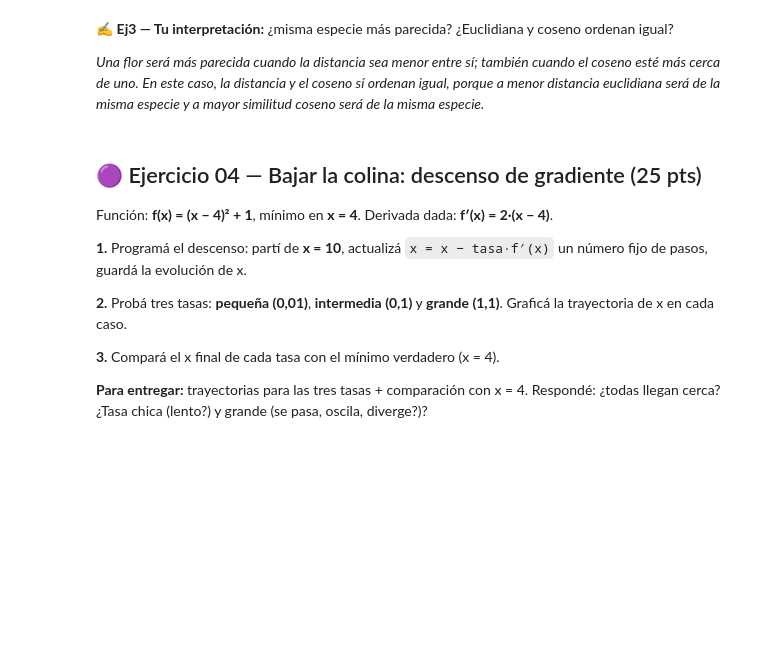
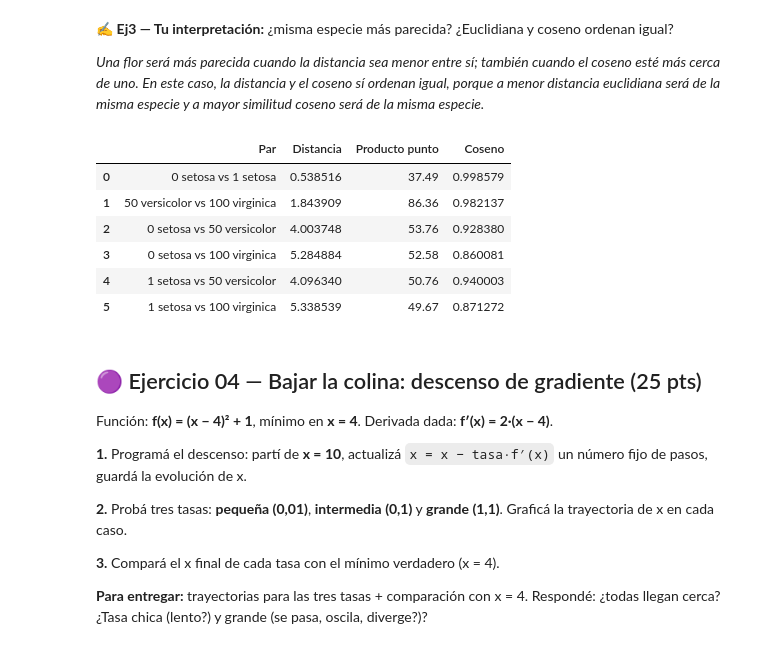
Before and after one commit to abdair-coca/AbdairCocaINF672, a Jupyter notebook: evaluaciones/PrimerParcial/PrimerParcial_Coca_Abdair.ipynb, the cells around one changed output. Drawn from its saved outputs; the diff is of its cells as text; code cells hidden in the pictures; blank space fills up the shorter version.

```diff
--- a/evaluaciones/PrimerParcial/PrimerParcial_Coca_Abdair.ipynb
+++ b/evaluaciones/PrimerParcial/PrimerParcial_Coca_Abdair.ipynb
@@ -210,6 +274,28 @@ Coseno: 0.9821368979794304
 *Una flor será más parecida cuando la distancia sea menor entre sí; también cuando el coseno esté más cerca de uno.*
 *En este caso, la distancia y el coseno sí ordenan igual, porque a menor distancia euclidiana será de la misma especie
 y a mayor similitud coseno será de la misma especie.*
+# %%
+# Ej3.4 — Tabla comparativa de pares
+nombres = ["0 setosa", "1 setosa", "50 versicolor", "100 virginica"]
+flores = [a, b, c, d]
+pares = [(0, 1), (2, 3), (0, 2), (0, 3), (1, 2), (1, 3)]
+
+filas = []
+for i, j in pares:
+    distancia = dist_euc(flores[i], flores[j])
+    punto = prod_punto(flores[i], flores[j])
+    coseno = sim_coseno(flores[i], flores[j])
+    filas.append([nombres[i] + " vs " + nombres[j], distancia, punto, coseno])
+
+pd.DataFrame(filas, columns=["Par", "Distancia", "Producto punto", "Coseno"])
+# %% [output]
+|  | Par | Distancia | Producto punto | Coseno |
+| 0 | 0 setosa vs 1 setosa | 0.538516 | 37.49 | 0.998579 |
+| 1 | 50 versicolor vs 100 virginica | 1.843909 | 86.36 | 0.982137 |
+| 2 | 0 setosa vs 50 versicolor | 4.003748 | 53.76 | 0.928380 |
+| 3 | 0 setosa vs 100 virginica | 5.284884 | 52.58 | 0.860081 |
+| 4 | 1 setosa vs 50 versicolor | 4.096340 | 50.76 | 0.940003 |
+| 5 | 1 setosa vs 100 virginica | 5.338539 | 49.67 | 0.871272 |
 # %% [markdown]
 ## 🟣 Ejercicio 04 — Bajar la colina: descenso de gradiente (25 pts)
 Función: **f(x) = (x − 4)² + 1**, mínimo en **x = 4**. Derivada dada: **f′(x) = 2·(x − 4)**.
```
Also changed, not shown: parts of 5 cells of this notebook.
